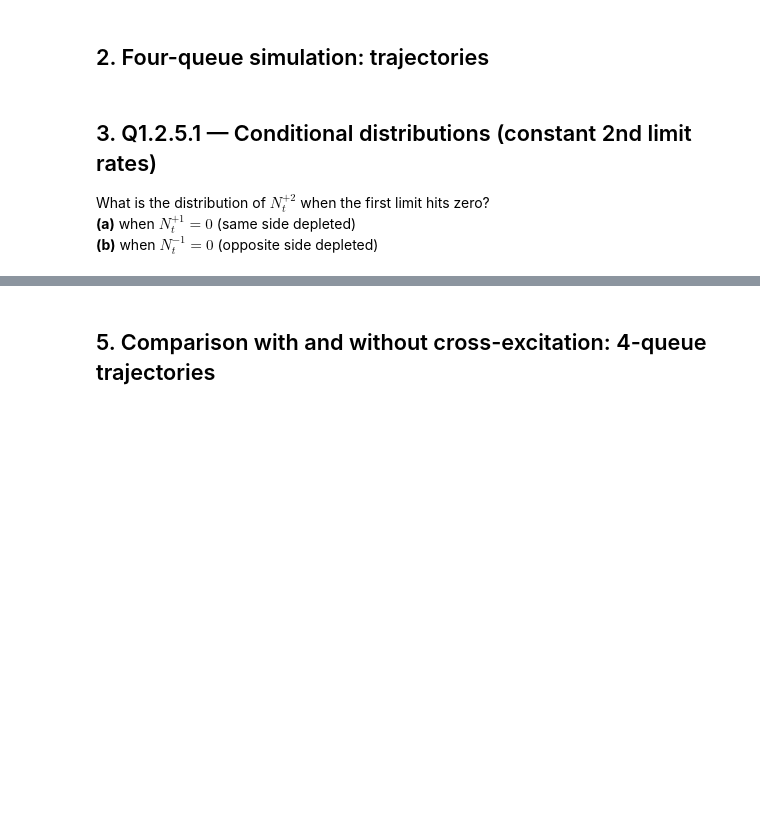
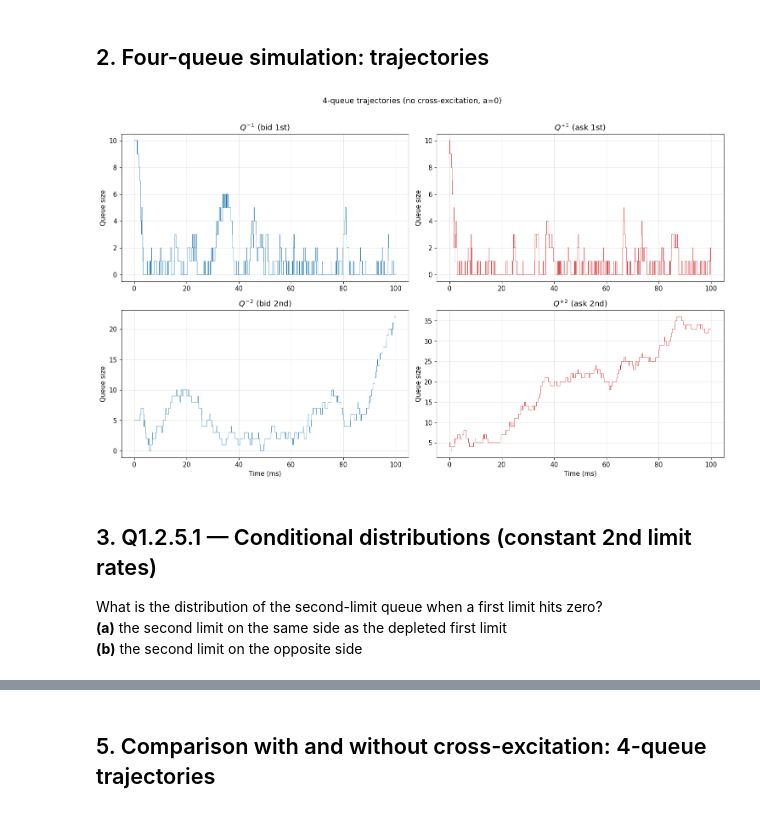
Before and after one commit to ApolloHong/Modal_Order_Book, a Jupyter notebook: 05_four_queue_hawkes.ipynb, the cells around one changed output, grey strips where cells are left out. Cells and saved outputs as stored; diff of their text form; code cells hidden in the pictures; blank space fills up the shorter version.

```diff
--- a/05_four_queue_hawkes.ipynb
+++ b/05_four_queue_hawkes.ipynb
@@ -35,10 +36,10 @@ bid_color = '#B5D4F4'
 ask_color = '#F5C4B3'
 
 boxes = {
-    'Q+1': (2, 7, bid_color, '$Q^{+1}$ (bid 1st)'),
-    'Q-1': (8, 7, ask_color, '$Q^{-1}$ (ask 1st)'),
-    'Q+2': (2, 2, bid_color, '$Q^{+2}$ (bid 2nd)'),
-    'Q-2': (8, 2, ask_color, '$Q^{-2}$ (ask 2nd)'),
+    'Q-1': (2, 7, bid_color, '$Q^{-1}$ (bid 1st)'),
+    'Q+1': (8, 7, ask_color, '$Q^{+1}$ (ask 1st)'),
+    'Q-2': (2, 2, bid_color, '$Q^{-2}$ (bid 2nd)'),
+    'Q+2': (8, 2, ask_color, '$Q^{+2}$ (ask 2nd)'),
 }
 
 # Draw rate labels inside each box
@@ -69,7 +70,7 @@ def draw_arrow(ax, x1, y1, x2, y2, color, label, offset=(0,0), curved=0):
             bbox=dict(facecolor='white', edgecolor='none', alpha=0.8, pad=1))
 
 # Self-interactions (loops) for first limits
-for x, name in [(2, '+1'), (8, '-1')]:
+for x, name in [(2, '-1'), (8, '+1')]:
     # Self-excitation loop
     ax.annotate('', xy=(x+0.9, 7.5), xytext=(x+0.9, 7.8),
                 arrowprops=dict(arrowstyle='->', color='#E24B4A', lw=1.5,
@@ -77,19 +78,19 @@ for x, name in [(2, '+1'), (8, '-1')]:
     ax.text(x+1.7, 8.2, 'self\n$dN^- {\\to} \\lambda^- \\uparrow$\n$dN^+ {\\to} \\lambda^- \\downarrow$',
             fontsize=7, color='#E24B4A', ha='center', va='center')
 
-# Cross-interaction: Q+1 ↔ Q-1 (mutual excitation of λ⁻)
+# Cross-interaction: Q-1 ↔ Q+1 (mutual excitation of λ⁻)
 draw_arrow(ax, 3.0, 7.4, 7.0, 7.4, '#534AB7',
-           '$dN^{+1,\\pm} \\to \\lambda^{-1,-} \\uparrow$', curved=0.3)
+           r'$dN^{-1,\pm} \to \lambda^{+1,-} \uparrow$', curved=0.3)
 draw_arrow(ax, 7.0, 6.6, 3.0, 6.6, '#534AB7',
-           '$dN^{-1,\\pm} \\to \\lambda^{+1,-} \\uparrow$', curved=0.3)
+           r'$dN^{+1,\pm} \to \lambda^{-1,-} \uparrow$', curved=0.3)
 
-# Cross Q+1 → Q+2 (eq. 4: first limit removals excite second limit additions)
+# Cross Q-1 → Q-2 (eq. 4: first limit removals excite same-side second limit additions)
 draw_arrow(ax, 2.0, 6.3, 2.0, 2.8, '#1D9E75',
-           '$dN^{+1,-} \\to \\lambda^{+2,+} \\uparrow$  (eq.4)', offset=(-0.5, 0))
+           r'$dN^{-1,-} \to \lambda^{-2,+} \uparrow$  (eq.4)', offset=(-0.5, 0))
 
-# Cross Q-1 → Q-2
+# Cross Q+1 → Q+2
 draw_arrow(ax, 8.0, 6.3, 8.0, 2.8, '#1D9E75',
-           '$dN^{-1,-} \\to \\lambda^{-2,+} \\uparrow$  (eq.4)', offset=(0.5, 0))
+           r'$dN^{+1,-} \to \lambda^{+2,+} \uparrow$  (eq.4)', offset=(0.5, 0))
 
 # Legend
 ax.text(5, -0.5, 'Purple: cross-excitation between first limits (Hawkes, eq. 3)\n'
@@ -180,40 +188,42 @@ Ordering observed: min(2 Poi) < min(2 Hawkes) < 1 Poisson < 1 Hawkes.
 # %%
 # ── Run a long 4-queue sim without stopping ──────────────────────
 p_base = FourQueueParams(mu_plus_1=1.2, mu_minus_1=1.5,
                           alpha=0.3, beta=0.5,
                           mu_plus_2=0.8, mu_minus_2=0.6,
                           q1_init=10, q_neg1_init=10,
                           q2_init=5, q_neg2_init=5,
                           a_cross=0.0)
 
 res_long = simulate_4queue(p_base, T_max=100,
                             rng=np.random.default_rng(123),
                             stop_at_first_limit_zero=False)
 
 fig, axes = plt.subplots(2, 2, figsize=(15, 9))
 
 # Queue trajectories
 for ax, qi, label, color in [
-    (axes[0,0], 1,  '$Q^{+1}$ (bid 1st)', 'C0'),
-    (axes[0,1], -1, '$Q^{-1}$ (ask 1st)', 'C3'),
-    (axes[1,0], 2,  '$Q^{+2}$ (bid 2nd)', 'C0'),
-    (axes[1,1], -2, '$Q^{-2}$ (ask 2nd)', 'C3'),
+    (axes[0,0], -1, '$Q^{-1}$ (bid 1st)', 'C0'),
+    (axes[0,1], 1,  '$Q^{+1}$ (ask 1st)', 'C3'),
+    (axes[1,0], -2, '$Q^{-2}$ (bid 2nd)', 'C0'),
+    (axes[1,1], 2,  '$Q^{+2}$ (ask 2nd)', 'C3'),
 ]:
     ax.step(res_long.times, res_long.q_paths[qi], where='post', lw=0.6, color=color)
     ax.set_ylabel('Queue size')
     ax.set_title(label)
 
 for ax in axes[1]:
     ax.set_xlabel('Time (ms)')
 plt.suptitle('4-queue trajectories (no cross-excitation, a=0)', fontsize=13, y=1.01)
 plt.tight_layout()
 plt.show()
+# %% [output]
+[figure, added]
 # %% [markdown]
 ## 3. Q1.2.5.1 — Conditional distributions (constant 2nd limit rates)
 
-What is the distribution of $N^{+2}_t$ when the first limit hits zero?
-**(a)** when $N^{+1}_t = 0$ (same side depleted)
-**(b)** when $N^{-1}_t = 0$ (opposite side depleted)
+What is the distribution of the second-limit queue when a first limit hits zero?
+**(a)** the second limit on the same side as the depleted first limit
+**(b)** the second limit on the opposite side
 # %%
 p_const = FourQueueParams(a_cross=0.0, q2_init=5, q_neg2_init=5)
 
```
Also changed, not shown: parts of 12 cells of this notebook, 8 other files.
